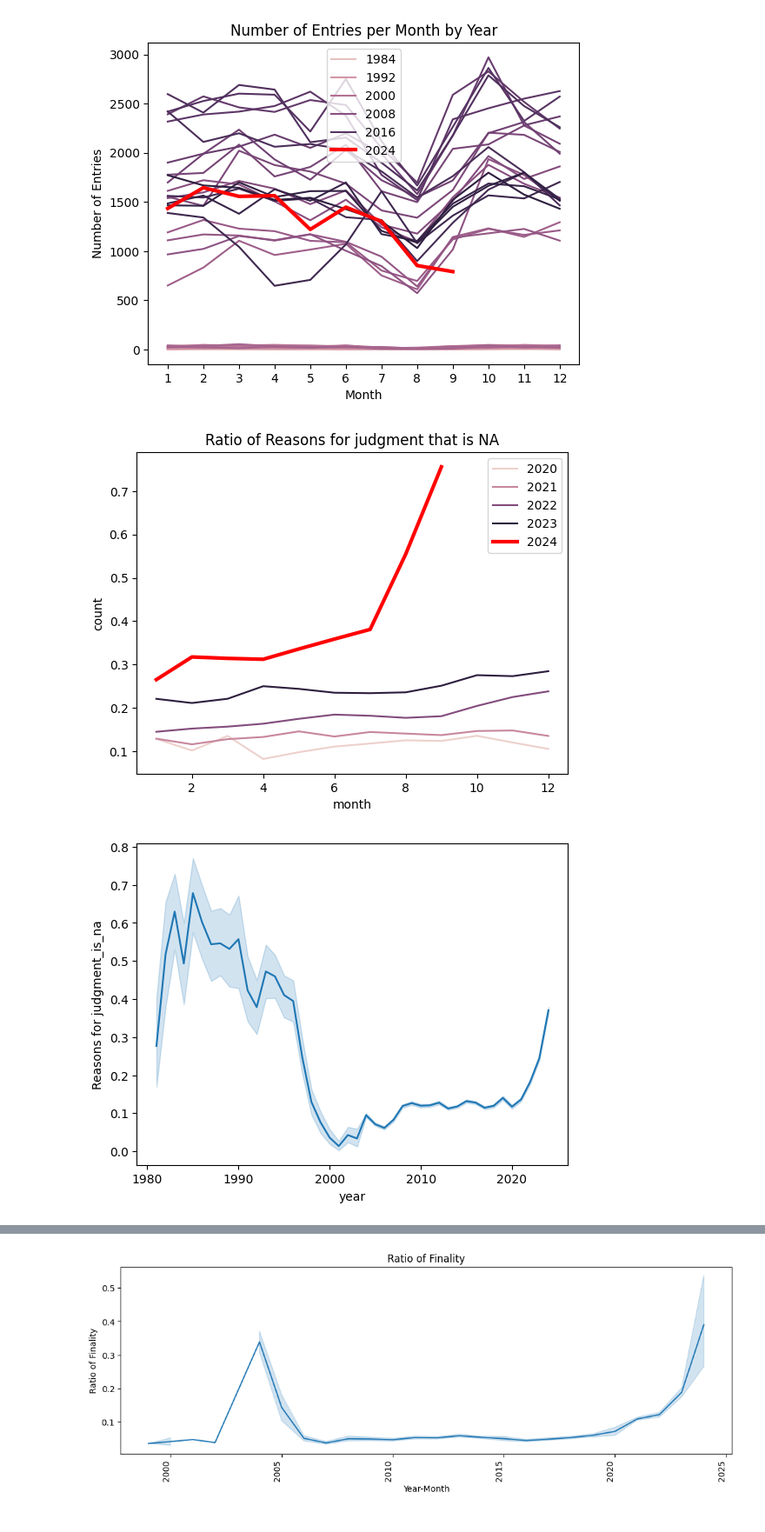
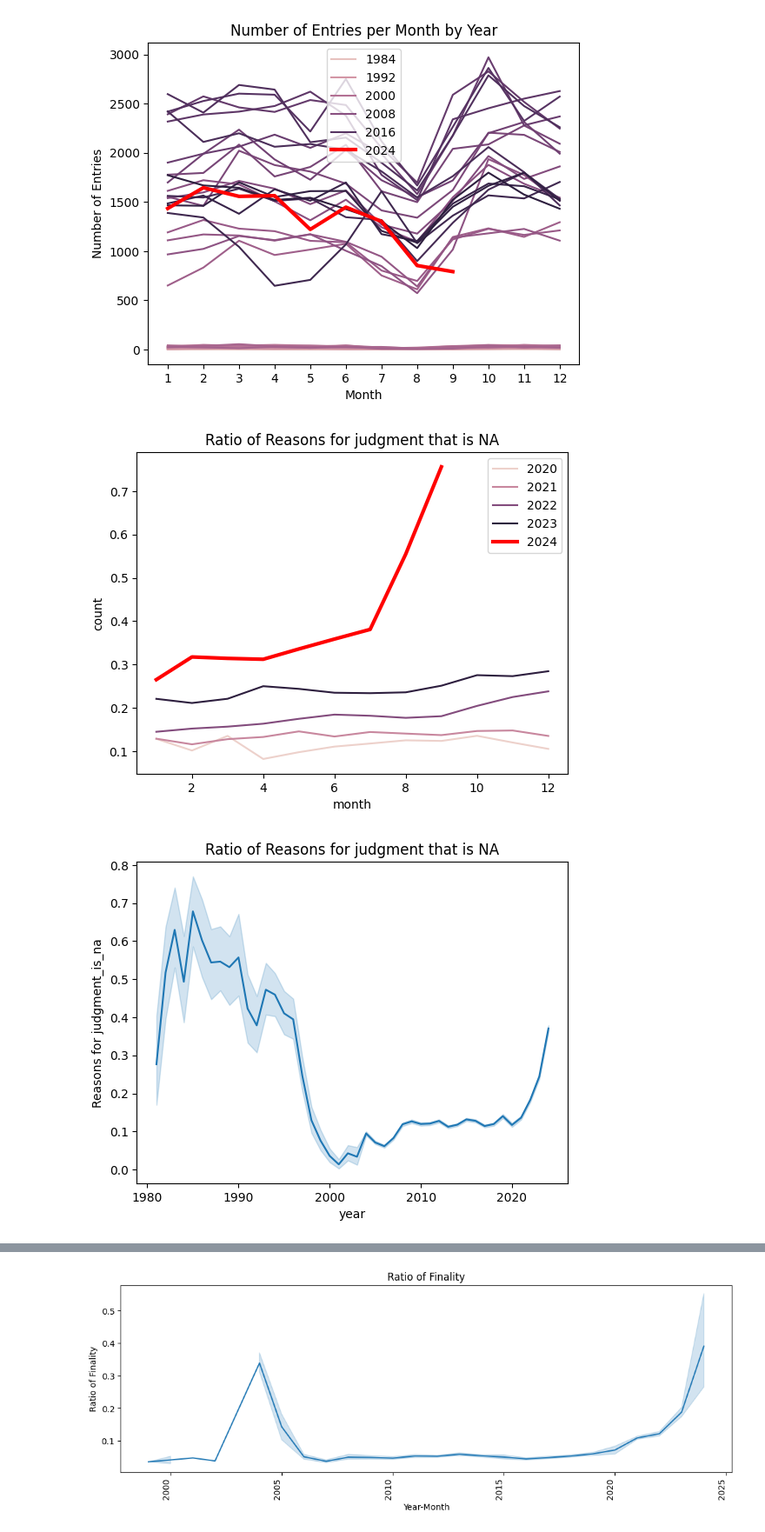
Before and after one commit to pwr-ai/JuDDGES, a Jupyter notebook: dev_notebooks/3_nsa_update_analysis.ipynb, the cells around one changed output, grey strips where cells are left out. Shown at 87% size. Drawn from its saved outputs; the diff is of its cells as text; code cells hidden in the pictures.

```diff
--- a/dev_notebooks/3_nsa_update_analysis.ipynb
+++ b/dev_notebooks/3_nsa_update_analysis.ipynb
@@ -90,31 +98,33 @@ for column in columns_to_examine:
     ax = sns.lineplot(
         data=monthly_counts[monthly_counts['year'] != 2024],  # Plot all years except 2024
         x="month",
         y="count",
         hue="year"
     )
 
     # Add 2024 line with custom style
     sns.lineplot(
         data=monthly_counts[monthly_counts['year'] == 2024],
         x="month",
         y="count",
         color='red',
         linewidth=3,
         label='2024'
     )
 
     ax.set_title(f"Ratio of {column} that is NA")
     plt.show()
 
     df["YEAR_MONTH"] = df["year"].astype(str) + "_" + df["month"].astype(str)
     df["YEAR_MONTH"] = pd.to_datetime(df["YEAR_MONTH"], format="%Y_%m")
 
     sns.lineplot(
         data=df,
         x="year",
         y=f"{column}_is_na",
     )
+    plt.title(f"Ratio of {column} that is NA")
+    plt.show()
 # %% [output]
 [figure]
-[figure, old version]
+[figure, new version]
```
Also changed, not shown: parts of 13 cells of this notebook, 3 other files.
